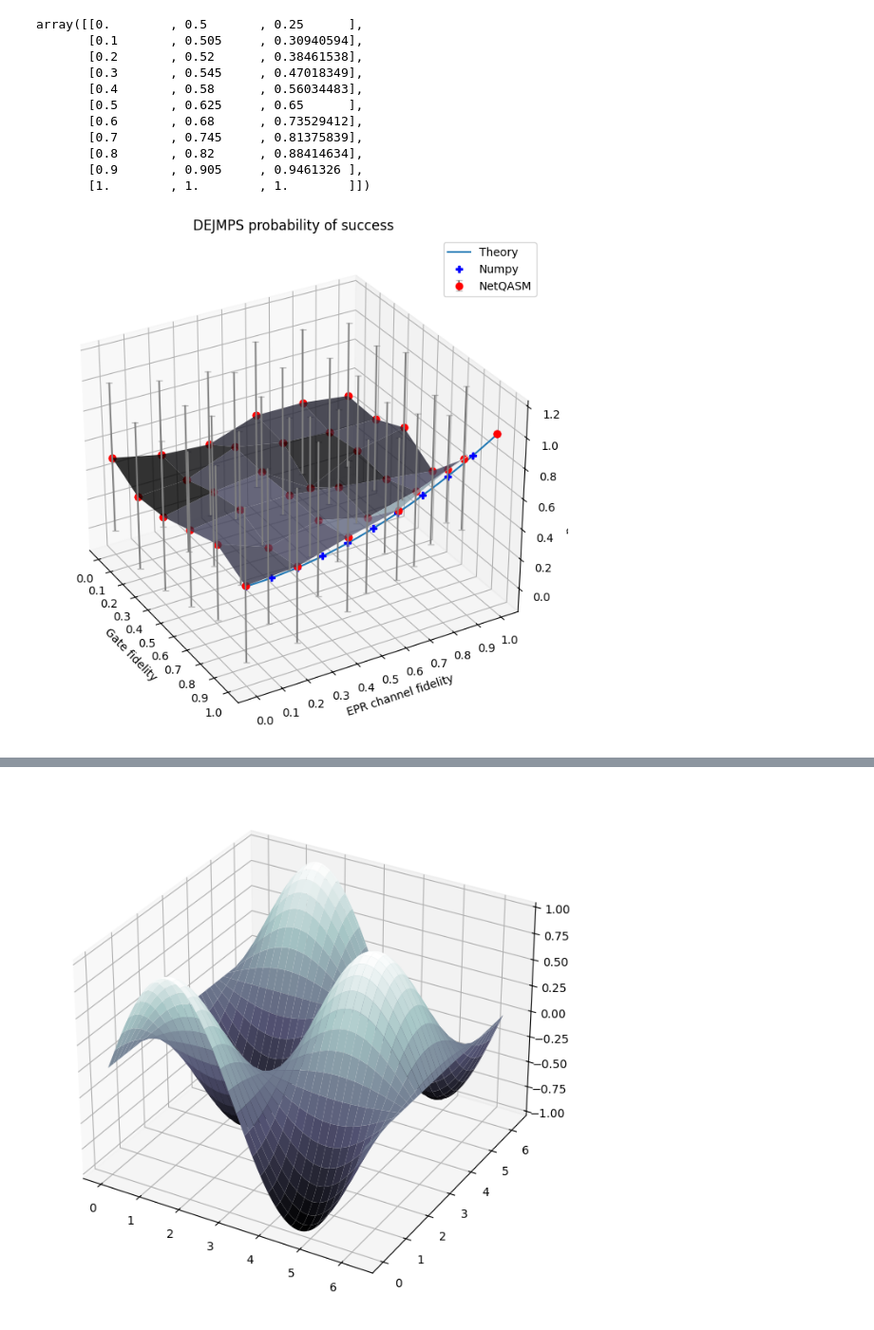
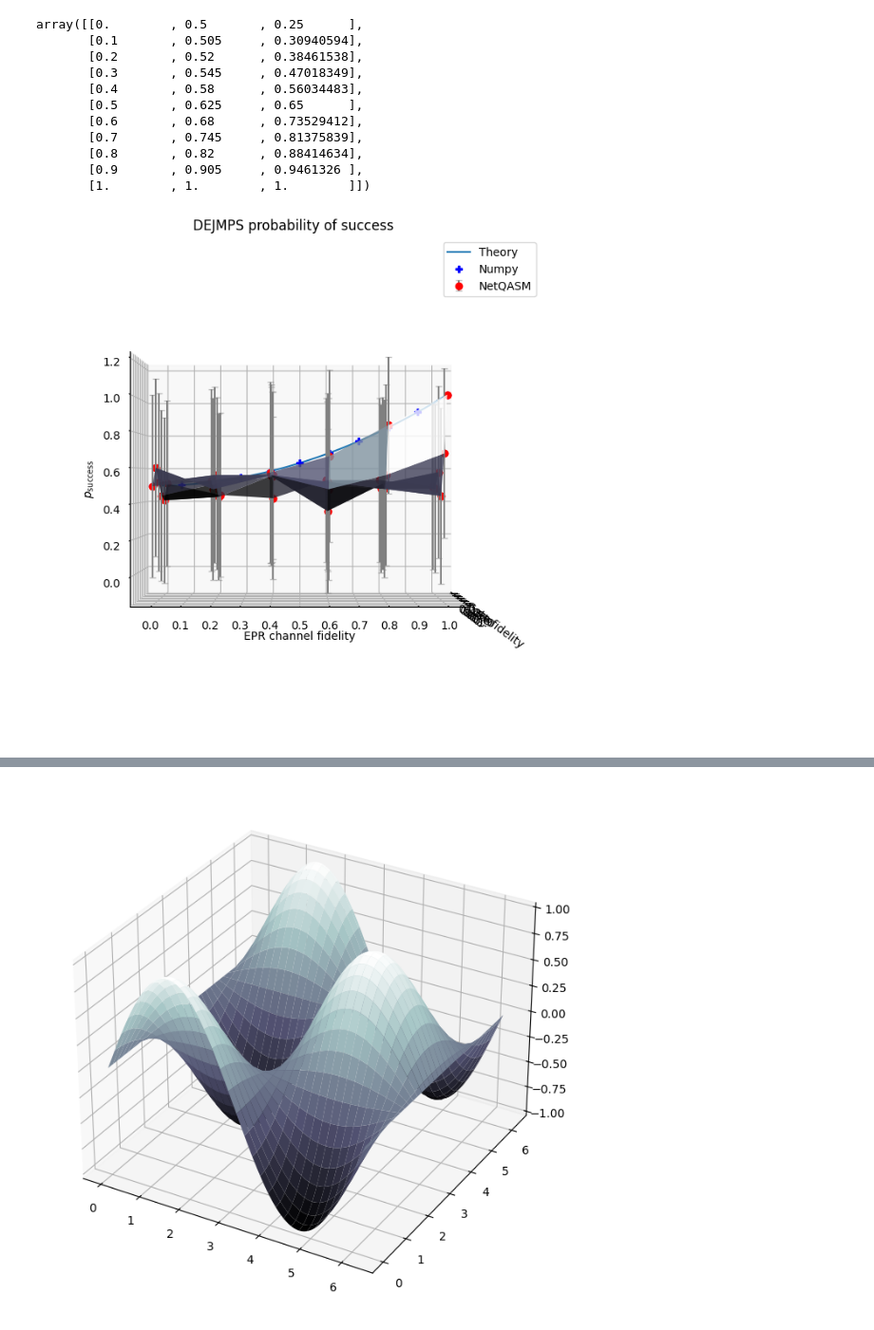
Before and after one commit to iDragos1234/CS4090, a Jupyter notebook: project/dejmps/dejmps_simulation.ipynb, the cells around one changed output, grey strips where cells are left out. Shown at 95% size. Saved outputs shown, nothing was run; the diff lists cells and outputs as text; code cells hidden in the pictures.

```diff
--- a/project/dejmps/dejmps_simulation.ipynb
+++ b/project/dejmps/dejmps_simulation.ipynb
@@ -141,35 +141,35 @@ ax.plot(
     p_succ_mean_sd[:,1],
     p_succ_mean_sd[:,2],
     'ro'
 )
 
 # Plot as surface
 x = np.unique(p_succ_mean_sd[:,0])
 y = np.unique(p_succ_mean_sd[:,1])
 z = np.reshape(p_succ_mean_sd[:,2], (len(x), len(y)))
 
 x, y = np.meshgrid(x, y)
 x, y = x.T, y.T  # works for some reason, idk why
 
 ax.plot_surface(
     x, y, z,
     cmap='bone',
     alpha=0.8,
 )
 
 ax.set_title('DEJMPS probability of success')
 ax.set_xlabel('Gate fidelity')
 ax.set_ylabel('EPR channel fidelity')
 ax.set_zlabel(r'$p_\text{success}$')
 ticks = np.arange(11)/10
 ax.set_xticks(ticks, ticks)
 ax.set_yticks(ticks, ticks)
 ax.legend()
 # Change camera viewpoint of 3D plot
-ax.view_init(azim=-30, elev=30)
+ax.view_init(azim=-0, elev=0)
 plt.show()
 # %% [output]
-[figure, old version]
+[figure, new version]
 # %%
 def initial_fidelity(p):
     return (1 + 3 * p) / 4
```
Also changed, not shown: parts of 1 cell of this notebook, 1 other file.
